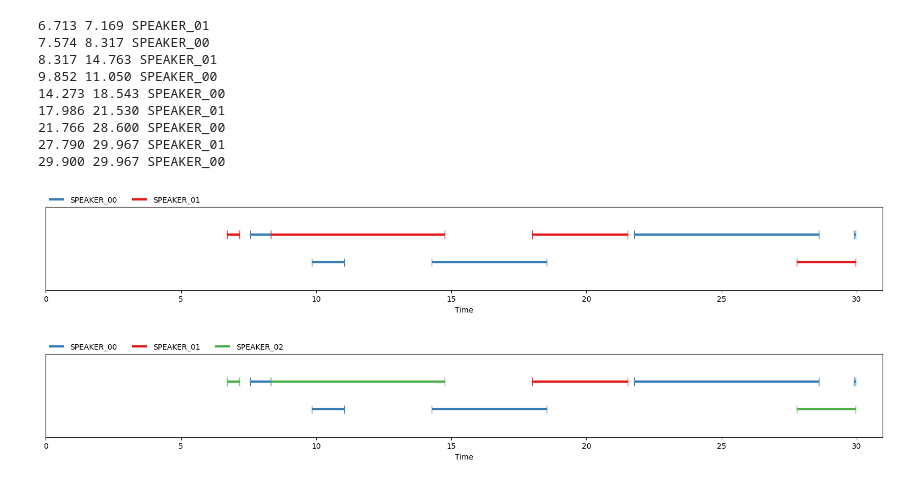
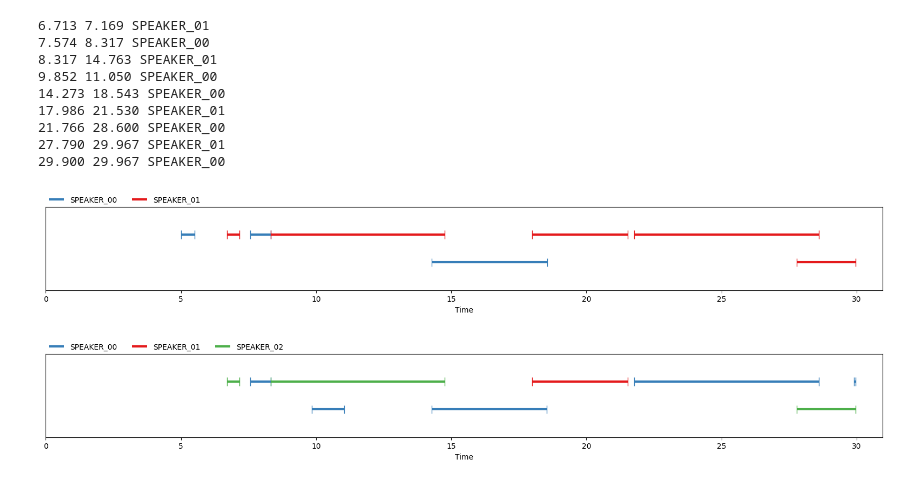
Before and after one commit to ktzkvin/transcribe-meeting, a Jupyter notebook: Diarization-Error-Rate.ipynb, the cells around one changed output. Cells and saved outputs as stored; diff of their text form; code cells hidden in the pictures.

```diff
--- a/Diarization-Error-Rate.ipynb
+++ b/Diarization-Error-Rate.ipynb
@@ -64,12 +87,12 @@ print(open(f"lab/{sample}.lab").read())
 27.790 29.967 SPEAKER_01
 29.900 29.967 SPEAKER_00
 # %%
-from pyannote.database.util import load_rttm
+from pyannote.database.util import load_lab
 
-reference = load_rttm(f"rttm/{sample}.rttm")[sample]
-reference
+result = load_lab(f"lab/{sample}_2.lab")
+result
 # %% [output]
-[figure, old version]
+[figure, new version]
 # %%
 from pyannote.database.util import load_rttm
 
```
Also changed, not shown: parts of 3 cells of this notebook, 2 other files.
